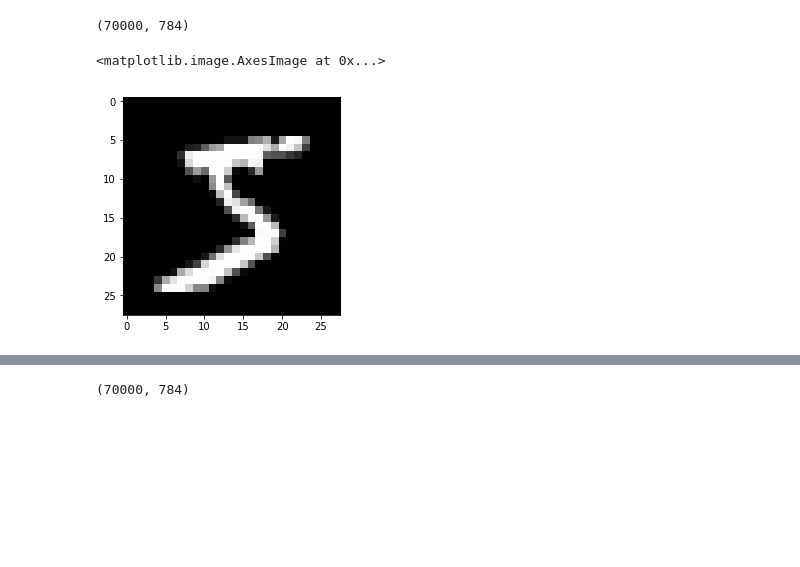
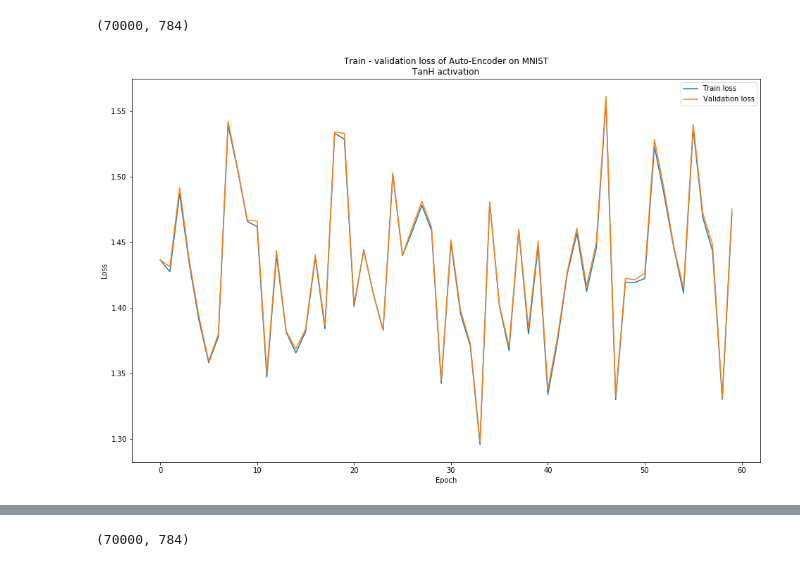
Before and after one commit to khiem2105/FakeTorch, a Jupyter notebook: src/test.ipynb, the cells around one changed output, grey strips where cells are left out. Drawn from its saved outputs; the diff is of its cells as text; code cells hidden in the pictures; blank space fills up the shorter version.

Commit message:
add conv2D + maxpool + flatten + numba wrapper + test cnn on usps and mnist

```diff
--- a/src/test.ipynb
+++ b/src/test.ipynb
@@ -215,10 +216,22 @@ X.shape
 # %% [output]
 (70000, 784)
 # %%
-with open("../../archives/auto_encoder/model", "rb") as f:
+with open("../../archives/auto_encoder_ReLU/model", "rb") as f:
     m = pickle.load(f)
+
+with open("../../archives/auto_encoder_TanH/train_loss", "rb") as f:
+    train_loss = np.load(f)
+
+with open("../../archives/auto_encoder_TanH/val_loss", "rb") as f:
+    val_loss = np.load(f)
-# %%
-plt.imshow(X[0, :].reshape(28, 28), cmap=plt.get_cmap("gray"))
-# %% [output]
-<matplotlib.image.AxesImage at 0x...>
-[figure, removed]
+# %%
+plt.figure(figsize=(16, 10))
+plt.plot(range(len(train_loss)), train_loss, label="Train loss")
+plt.plot(range(len(val_loss)), val_loss, label="Validation loss")
+plt.title(f"Train - validation loss of Auto-Encoder on MNIST\nTanH activation")
+plt.xlabel("Epoch")
+plt.ylabel("Loss")
+plt.legend()
+plt.savefig(f"../../plots/auto_encoder_loss_TanH")
+# %% [output]
+[figure, added]
```
Also changed, not shown: parts of 34 cells of this notebook, 49 other files.
